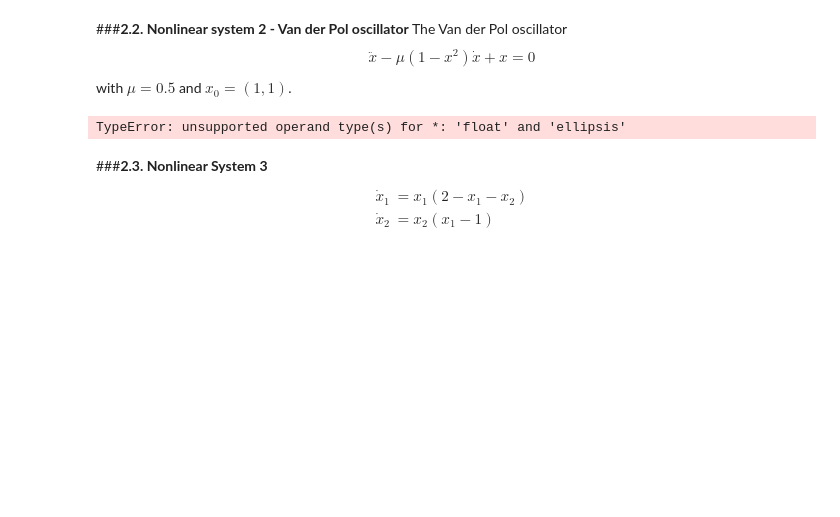
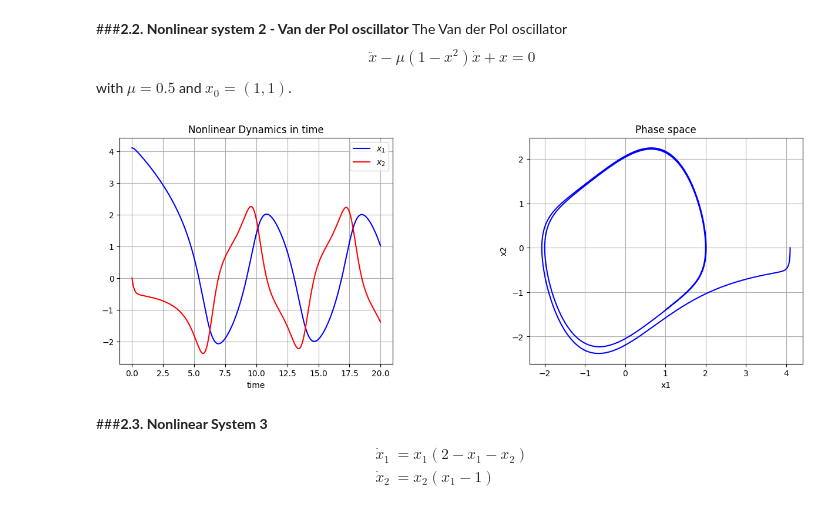
Before and after one commit to brumocas/CO, a Jupyter notebook: lab02/CO_notebook02_2024.ipynb, the cells around one changed output. Cells and saved outputs as stored; diff of their text form; code cells hidden in the pictures; blank space fills up the shorter version.

```diff
--- a/lab02/CO_notebook02_2024.ipynb
+++ b/lab02/CO_notebook02_2024.ipynb
@@ -307,15 +308,11 @@ The Van der Pol oscillator
 $$\ddot x-\mu(1-x^2)\dot x+x=0$$
 with $\mu = 0.5$ and $x_0 = (1, 1)$.
 # %%
-#To complete
-
 # vector field
 mu=0.5
 
 def Sys_f(x, t=0):
-  return np.array([...,
-                   ...
-                   ])
+  return np.array([x[1], mu*(1 - x[0]**2)*x[1] - x[0]])
 
 #Sample-time
 dt = 0.01
@@ -327,34 +324,35 @@ x1_signal = np.zeros_like(t_signal)
 x2_signal = np.zeros_like(t_signal)
 
 #Initial conditions of our system
 x1_signal[0] = 4.1
 x2_signal[0] = 0.0
 
 
 for i in range(0,t_signal.shape[0]-1):
     x1_signal[i+1], x2_signal[i+1] = rk_step_f((x1_signal[i],x2_signal[i]),dt,t_signal[i])
 
 
 #plot
 fig = plt.figure(figsize=(15,5))
 fig.subplots_adjust(wspace = 0.5, hspace = 0.3)
 ax1 = fig.add_subplot(1,2,1)
 ax2 = fig.add_subplot(1,2,2)
 
 ax1.plot(t_signal, x1_signal, 'b-', label='$x_1$')
 ax1.plot(t_signal, x2_signal, 'r-', label='$x_2$')
 ax1.set_title("Nonlinear Dynamics in time")
 ax1.set_xlabel("time")
 ax1.grid()
 ax1.legend(loc='best')
 
 ax2.plot(x1_signal, x2_signal, color="blue")
+
 ax2.set_xlabel("x1")
 ax2.set_ylabel("x2")
 ax2.set_title("Phase space")
 ax2.grid()
 # %% [output]
-TypeError: unsupported operand type(s) for *: 'float' and 'ellipsis'
+[figure, added]
 # %% [markdown]
 ###**2.3. Nonlinear System 3**
 \begin{align*}
```
Also changed, not shown: parts of 3 cells of this notebook.
